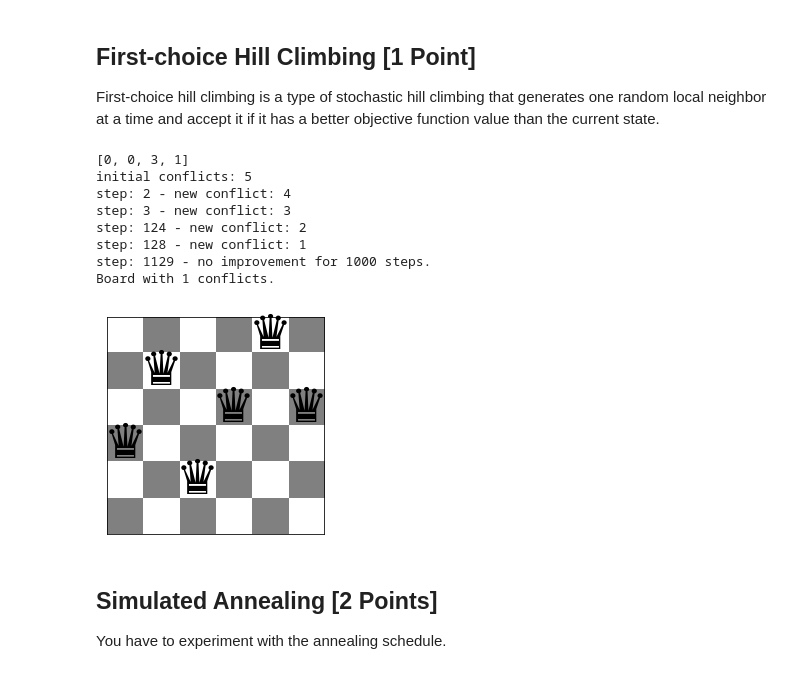
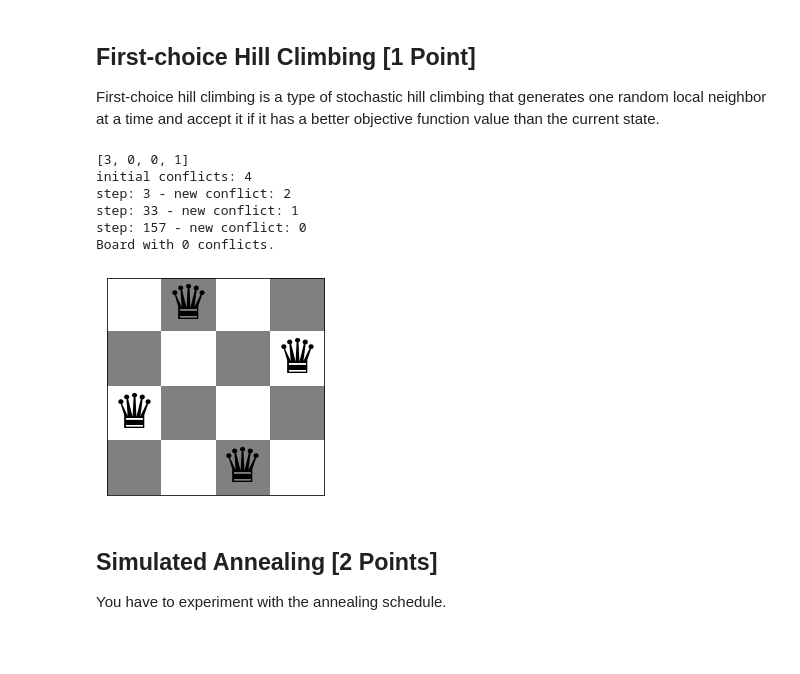
Before and after one commit to Meanings11/CS7320-AI, a Jupyter notebook: Local Search/n_queens.ipynb, the cells around one changed output. Drawn from its saved outputs; the diff is of its cells as text; code cells hidden in the pictures; blank space fills up the shorter version.

```diff
--- a/Local Search/n_queens.ipynb
+++ b/Local Search/n_queens.ipynb
@@ -221,0 +222,36 @@ Chooses randomly from among all uphill moves.
+# %%
+def random_uphill_move(board, threshold):
+
+    moves = all_next_moves(board)
+    uphill_moves = [m for m in moves if conflicts(m) < threshold]
+
+    if len(uphill_moves)== 0:
+        return board
+    else:
+        return uphill_moves[np.random.choice(len(uphill_moves))]
+
+
+def SHC(board, debug = False):
+    n = len(board)
+    curr_b = board.copy()
+    curr_conflict = conflicts(curr_b)
+    if debug: print(f"initial conflicts: {curr_conflict}")
+    if debug:show_board(curr_b)
+
+    while(1):
+        # get the best local moves
+        new_board = random_uphill_move(curr_b, curr_conflict)
+        new_conflict = conflicts(new_board)
+
+        if new_conflict < curr_conflict:
+            curr_b = new_board
+            curr_conflict = new_conflict
+            if debug: print(f"new conflict: {curr_conflict}")
+            if debug: show_board(curr_b)
+
+        else:
+            return curr_b
+
+
+board = random_board(8)
+SHC(board,debug=True)
@@ -246,43 +302,42 @@ def FCHC(board=None, n=4, max_steps = 10000,
 
     n = len(curr_b)
     curr_conflict = conflicts(curr_b)
     if debug: print(f"initial conflicts: {curr_conflict}")
 
     last_better_step = 0
 
     for s in range(max_steps):
 
+        # decide which schema
         new_board = random_move(curr_b)
         new_conflict = conflicts(new_board)
 
         if new_conflict < curr_conflict:
             curr_b = new_board
             curr_conflict = new_conflict
             last_better_step = s
             if debug: print(f"step: {s} - new conflict: {curr_conflict}")
 #             show_board(curr_b)
 
         # global optimal
         if curr_conflict == 0:
             break
 
         if s - last_better_step > stop_after:
             if debug: print(f"step: {s} - no improvement for {stop_after} steps.")
             break
 
     return(curr_b)
 
-show_board(FCHC(n=6,debug=True))
+show_board(FCHC(n=4,debug=True))
 # %% [output]
-[0, 0, 3, 1]
-initial conflicts: 5
-step: 2 - new conflict: 4
-step: 3 - new conflict: 3
-step: 124 - new conflict: 2
-step: 128 - new conflict: 1
-step: 1129 - no improvement for 1000 steps.
-Board with 1 conflicts.
+[3, 0, 0, 1]
+initial conflicts: 4
+step: 3 - new conflict: 2
+step: 33 - new conflict: 1
+step: 157 - new conflict: 0
+Board with 0 conflicts.
-[figure, old version]
+[figure, new version]
 # %% [markdown]
 ## Simulated Annealing [2 Points]
 
```
Also changed, not shown: parts of 3 cells of this notebook.
